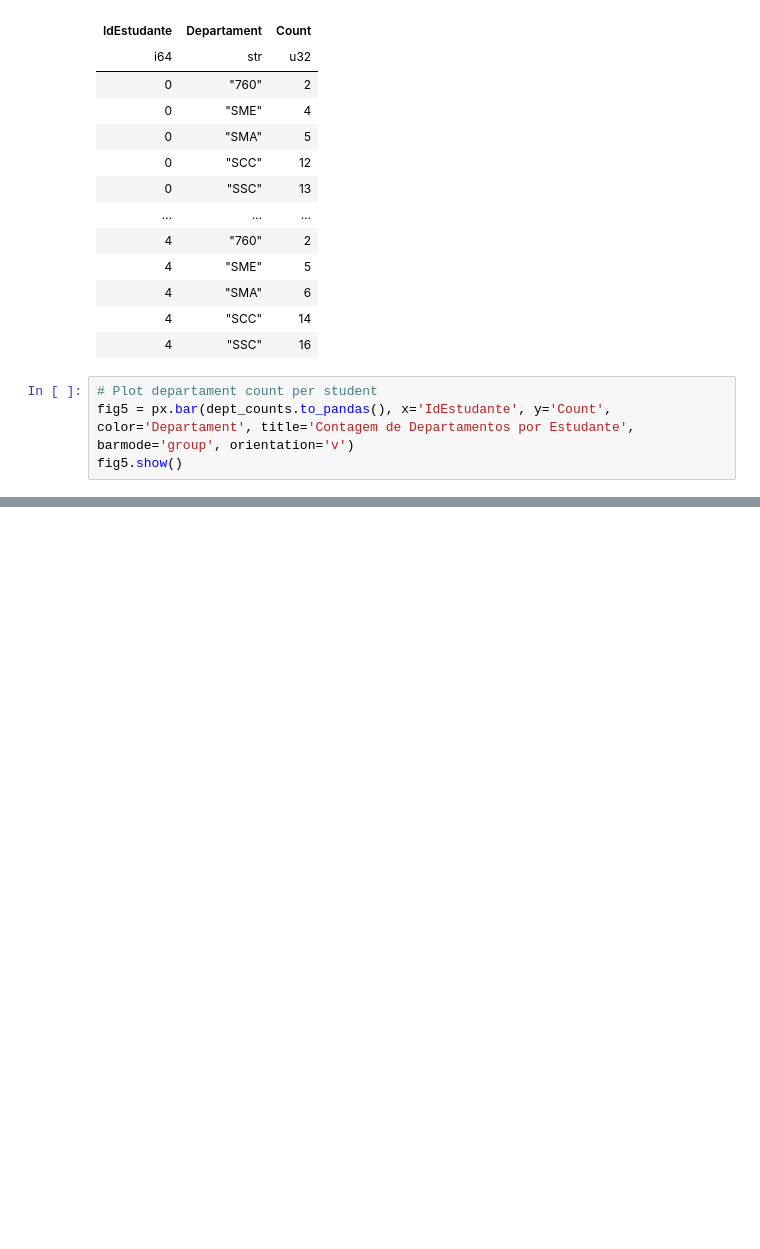
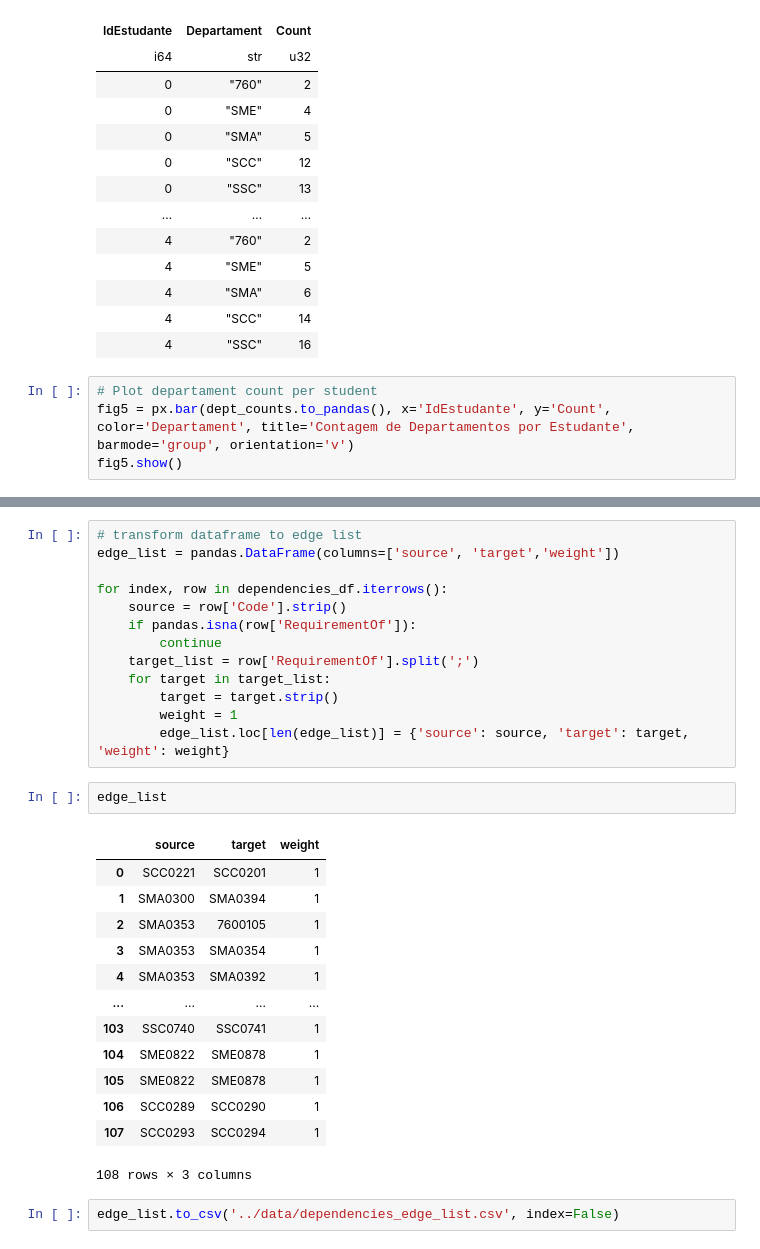
Before and after one commit to clr-cera/VisComp, a Jupyter notebook: final_project/claravisualizacoes.ipynb, the cells around one changed output, grey strips where cells are left out. Drawn from its saved outputs; the diff is of its cells as text; blank space fills up the shorter version.

```diff
--- a/final_project/claravisualizacoes.ipynb
+++ b/final_project/claravisualizacoes.ipynb
@@ -162,0 +190,31 @@ ext_per_student
+# %%
+# transform dataframe to edge list
+edge_list = pandas.DataFrame(columns=['source', 'target','weight'])
+
+for index, row in dependencies_df.iterrows():
+    source = row['Code'].strip()
+    if pandas.isna(row['RequirementOf']):
+        continue
+    target_list = row['RequirementOf'].split(';')
+    for target in target_list:
+        target = target.strip()
+        weight = 1
+        edge_list.loc[len(edge_list)] = {'source': source, 'target': target, 'weight': weight}
+# %%
+edge_list
+# %% [output]
+|  | source | target | weight |
+| 0 | SCC0221 | SCC0201 | 1 |
+| 1 | SMA0300 | SMA0394 | 1 |
+| 2 | SMA0353 | 7600105 | 1 |
+| 3 | SMA0353 | SMA0354 | 1 |
+| 4 | SMA0353 | SMA0392 | 1 |
+| ... | ... | ... | ... |
+| 103 | SSC0740 | SSC0741 | 1 |
+| 104 | SME0822 | SME0878 | 1 |
+| 105 | SME0822 | SME0878 | 1 |
+| 106 | SCC0289 | SCC0290 | 1 |
+| 107 | SCC0293 | SCC0294 | 1 |
+108 rows × 3 columns
+# %%
+edge_list.to_csv('../data/dependencies_edge_list.csv', index=False)
```
Also changed, not shown: parts of 4 cells of this notebook, 3 other files.
